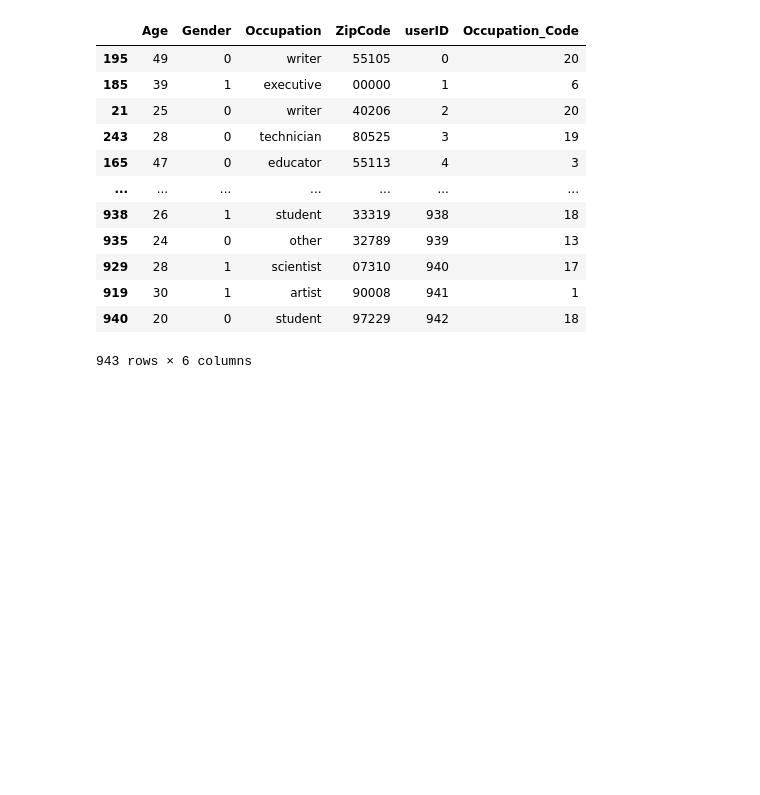
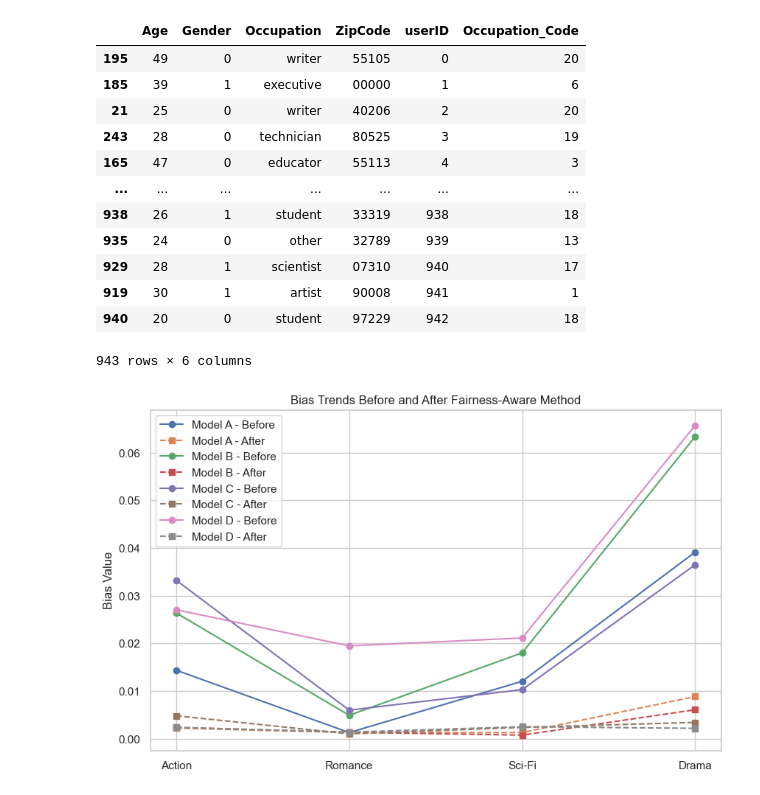
Before and after one commit to tahsinkheya/re_ranking_clean, a Jupyter notebook: data_vis/intro.ipynb, the cells around one changed output. Drawn from its saved outputs; the diff is of its cells as text; code cells hidden in the pictures; blank space fills up the shorter version.

```diff
--- a/data_vis/intro.ipynb
+++ b/data_vis/intro.ipynb
@@ -108,0 +146,56 @@ users
+# %%
+import numpy as np
+import matplotlib.pyplot as plt
+
+# Sample categories
+categories = ["Action", "Romance", "Sci-Fi", "Drama"]
+models = ["Model A", "Model B", "Model C", "Model D"]
+
+# Bias values (before applying fairness)
+bias_before = np.array([
+   mf_before,  # Model A
+    wmf_before,  # Model B
+    vaecf_before,  # Model C
+    neumf_before,  # Model D
+])
+
+# Bias values (after applying fairness)
+bias_after = np.array([
+    mf_after,  # Model A
+   wmf_after,  # Model B
+ vaecf_after,  # Model C
+  neumf_after,  # Model D
+])
+
+# Calculate percentage reduction
+percentage_reduction = ((bias_before - bias_after) / bias_before) * 100
+
+# --- Plot 1: Percentage Reduction Bar Chart ---
+# fig, ax1 = plt.subplots(figsize=(10, 6))
+bar_width = 0.2
+x = np.arange(len(categories))
+
+# for i, model in enumerate(models):
+#     ax1.bar(x + i * bar_width, percentage_reduction[i], width=bar_width, label=f"{model}")
+
+# ax1.set_xticks(x + bar_width * (len(models) / 2))
+# ax1.set_xticklabels(categories)
+# ax1.set_ylabel("Bias Reduction (%)")
+# ax1.set_title("Percentage Reduction in Bias Across Categories")
+# ax1.legend()
+# plt.show()
+
+# --- Plot 2: Line Plot of Bias Trends ---
+fig, ax2 = plt.subplots(figsize=(10, 6))
+
+for i, model in enumerate(models):
+    ax2.plot(categories, bias_before[i], marker="o", linestyle="-", label=f"{model} - Before")
+    ax2.plot(categories, bias_after[i], marker="s", linestyle="--", label=f"{model} - After")
+
+ax2.set_ylabel("Bias Value")
+ax2.set_title("Bias Trends Before and After Fairness-Aware Method")
+ax2.legend()
+plt.show()
+#age
+# %% [output]
+[figure, added]
```
Also changed, not shown: parts of 4 cells of this notebook, 38 other files.
